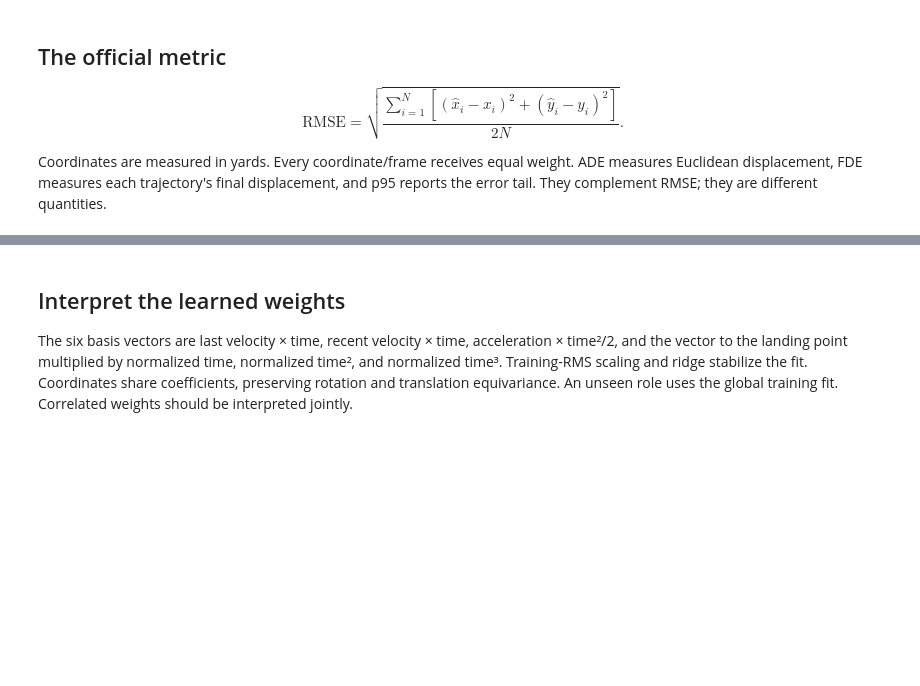
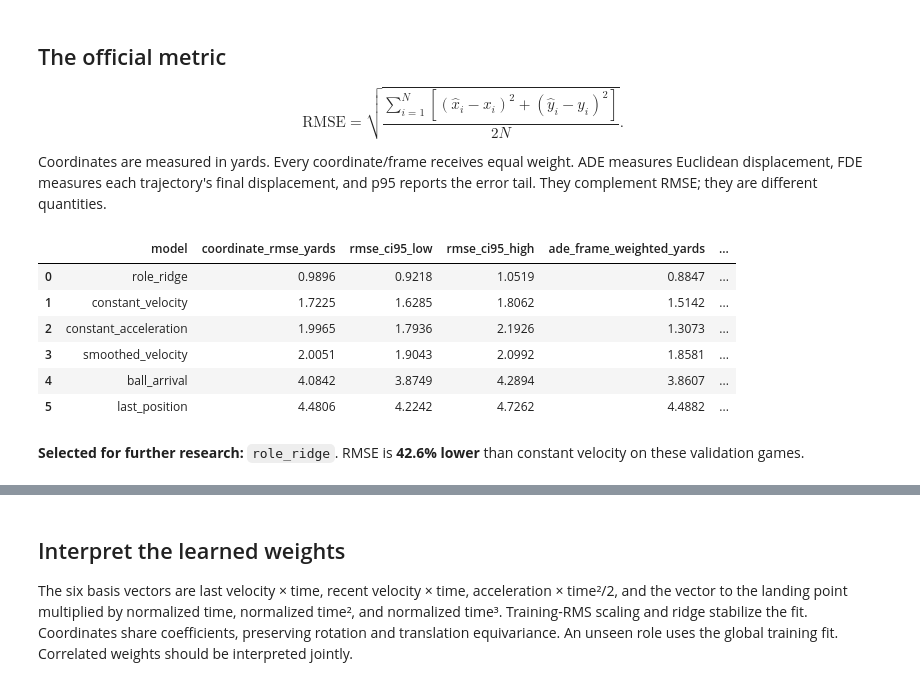
Before and after one commit to alvaromendizabal/nfl-player-trajectory, a Jupyter notebook: notebooks/02_motion_benchmarks.ipynb, the cells around one changed output, grey strips where cells are left out. Cells and saved outputs as stored; diff of their text form; code cells hidden in the pictures; blank space fills up the shorter version.

```diff
--- a/notebooks/02_motion_benchmarks.ipynb
+++ b/notebooks/02_motion_benchmarks.ipynb
@@ -43,13 +56,36 @@ and p95 reports the error tail. They complement RMSE; they are different quantit
 # %%
 if READY:
     scores = pd.DataFrame(summary["models"])
-    display(scores[["model", "coordinate_rmse_yards", "rmse_ci95_low", "rmse_ci95_high", "ade_frame_weighted_yards", "fde_trajectory_weighted_yards", "p95_displacement_yards"]].round(4))
+    display(
+        scores[
+            [
+                "model",
+                "coordinate_rmse_yards",
+                "rmse_ci95_low",
+                "rmse_ci95_high",
+                "ade_frame_weighted_yards",
+                "fde_trajectory_weighted_yards",
+                "p95_displacement_yards",
+            ]
+        ].round(4)
+    )
     best = scores.iloc[0]
-    display(Markdown(
-        f"**Selected for further research:** `{best['model']}`. "
-        f"RMSE is **{summary['improvement_vs_velocity_percent']:.1f}% lower** "
-        "than constant velocity on these validation games."
-    ))
+    display(
+        Markdown(
+            f"**Selected for further research:** `{best['model']}`. "
+            f"RMSE is **{summary['improvement_vs_velocity_percent']:.1f}% lower** "
+            "than constant velocity on these validation games."
+        )
+    )
+# %% [output]
+|  | model | coordinate_rmse_yards | rmse_ci95_low | rmse_ci95_high | ade_frame_weighted_yards | ... |
+| 0 | role_ridge | 0.9896 | 0.9218 | 1.0519 | 0.8847 | ... |
+| 1 | constant_velocity | 1.7225 | 1.6285 | 1.8062 | 1.5142 | ... |
+| 2 | constant_acceleration | 1.9965 | 1.7936 | 2.1926 | 1.3073 | ... |
+| 3 | smoothed_velocity | 2.0051 | 1.9043 | 2.0992 | 1.8581 | ... |
+| 4 | ball_arrival | 4.0842 | 3.8749 | 4.2894 | 3.8607 | ... |
+| 5 | last_position | 4.4806 | 4.2242 | 4.7262 | 4.4882 | ... |
+**Selected for further research:** `role_ridge`. RMSE is **42.6% lower** than constant velocity on these validation games.
 # %%
 if READY:
     display(Image(filename=str(RESULTS / "benchmark.png")))
```
Also changed, not shown: parts of 5 cells of this notebook, 9 other files.
